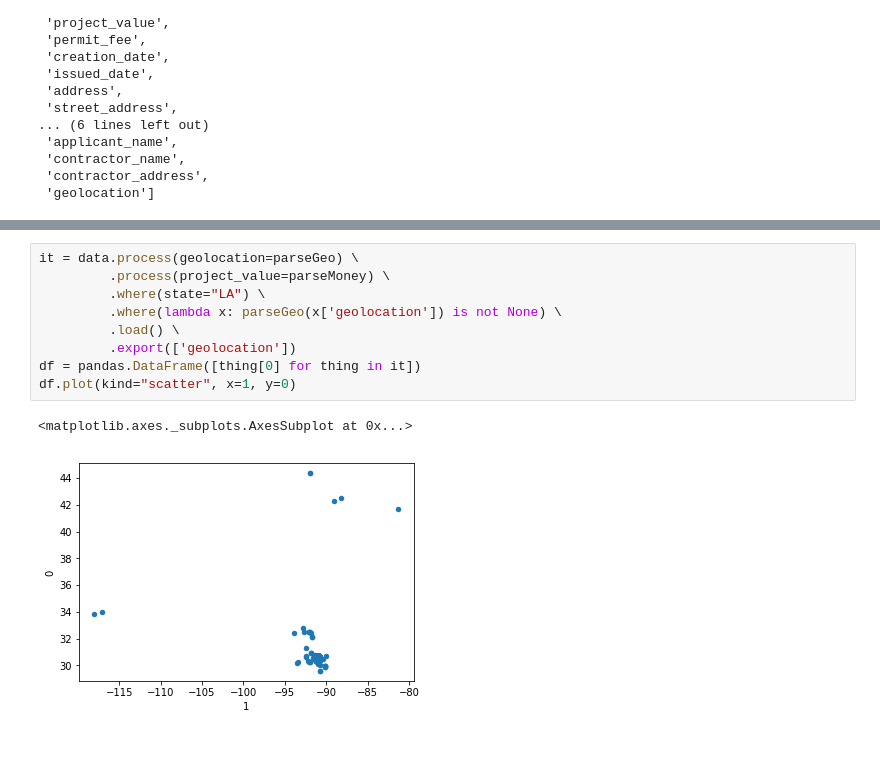
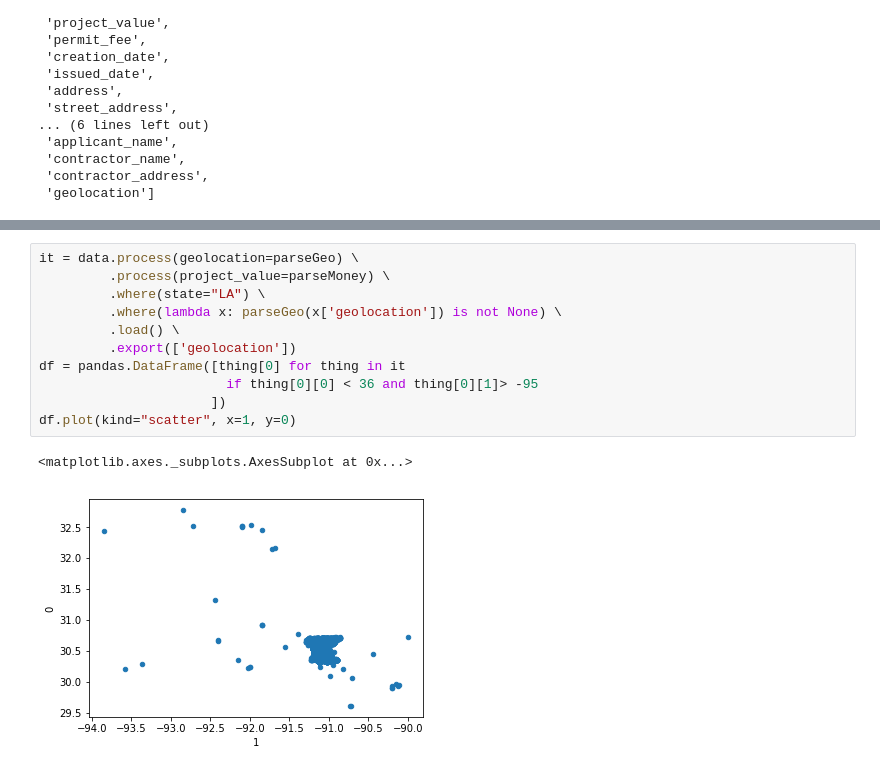
Before and after one commit to meaningfromdata/RealEstateAnalysis, a Jupyter notebook: RealEstateAnalysis.ipynb, the cells around one changed output, grey strips where cells are left out. Drawn from its saved outputs; the diff is of its cells as text.

```diff
--- a/RealEstateAnalysis.ipynb
+++ b/RealEstateAnalysis.ipynb
@@ -59,12 +59,14 @@ plt.show()
 # %%
 it = data.process(geolocation=parseGeo) \
          .process(project_value=parseMoney) \
          .where(state="LA") \
          .where(lambda x: parseGeo(x['geolocation']) is not None) \
          .load() \
          .export(['geolocation'])
-df = pandas.DataFrame([thing[0] for thing in it])
+df = pandas.DataFrame([thing[0] for thing in it
+                        if thing[0][0] < 36 and thing[0][1]> -95
+                      ])
 df.plot(kind="scatter", x=1, y=0)
 # %% [output]
 <matplotlib.axes._subplots.AxesSubplot at 0x...>
-[figure, old version]
+[figure, new version]
```
Also changed, not shown: parts of 2 cells of this notebook, 6 other files.
